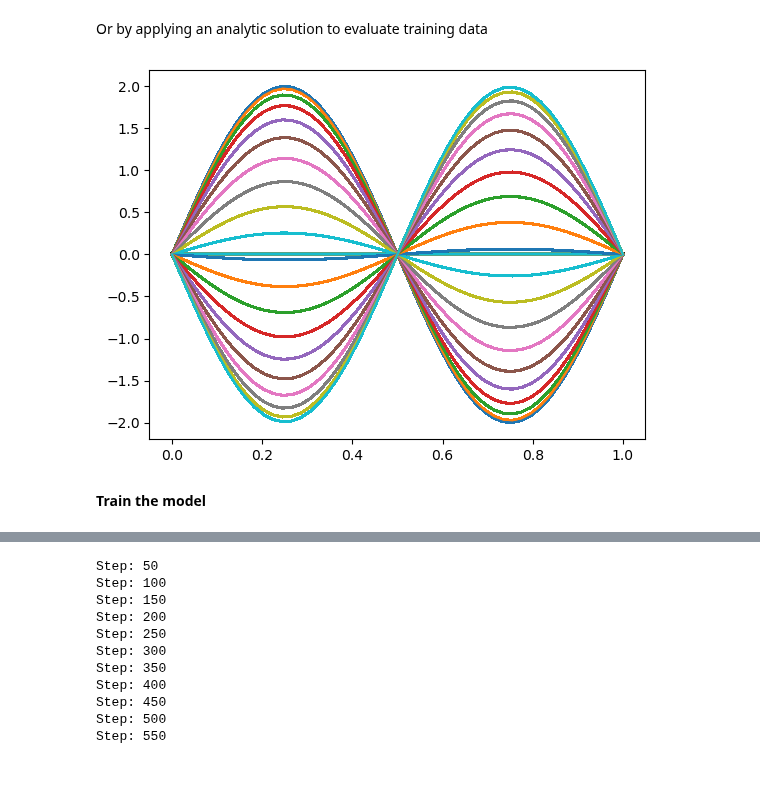
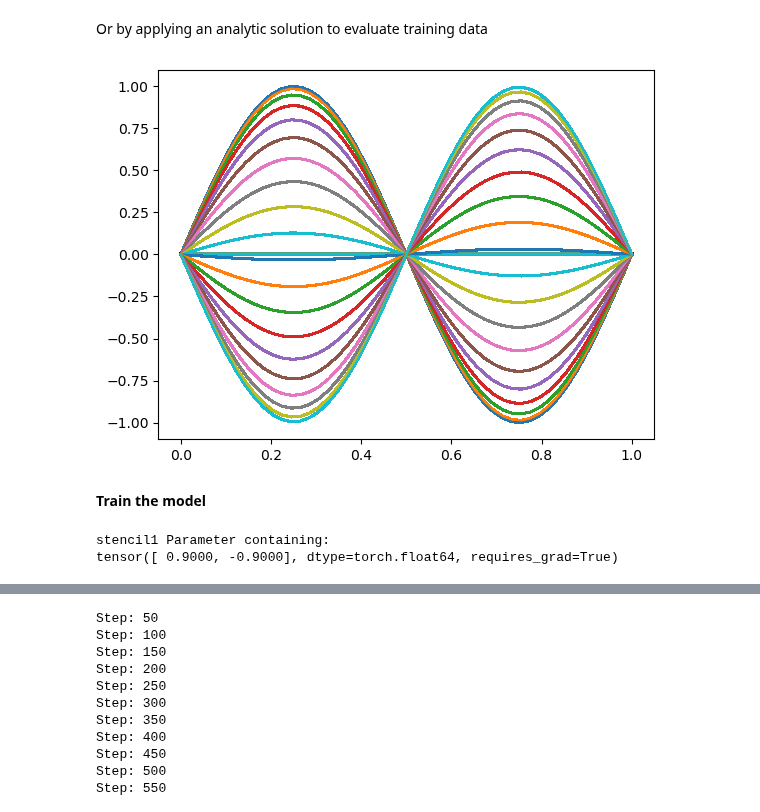
Before and after one commit to AITricia/ENM5320, a Jupyter notebook: Code/nonlinearLearnableHamiltonian.ipynb, the cells around one changed output, grey strips where cells are left out. Drawn from its saved outputs; the diff is of its cells as text; code cells hidden in the pictures; blank space fills up the shorter version.

```diff
--- a/Code/nonlinearLearnableHamiltonian.ipynb
+++ b/Code/nonlinearLearnableHamiltonian.ipynb
@@ -123,36 +95,43 @@ Or by applying an analytic solution to evaluate training data
 # %%
 # Parameters
 c = 1
 # Parameters
 L = 1.0  # Length of the domain
 nx = 50  # Number of spatial points
 
 # Discretization
 x = torch.from_numpy(np.linspace(0, L, nx,dtype=np.float64))
 dx = x[1]-x[0]
 dt = 0.25*dx
 
 # Discretization
 T = 2.0  # Total time for training data
 nt = int(T/dt)  # Number of time steps
 t = np.linspace(0, T, nt+1)
 
 def f(x):
     #Initial condition
-    return np.sin(2.*np.pi*x/L)
+    return 0.5*np.sin(2.*np.pi*x/L)
 q = np.zeros((nt,nx))
 p = np.zeros((nt,nx))
 for i in range(nt):
     fl = f(x-c*t[i])
     fr = f(x+c*t[i])
     q[i,:] = (fl+fr)
     for i in range(20):
         plt.plot(x,q[5*i,:])
 plt.show()
 # %% [output]
-[figure, old version]
+[figure, new version]
 # %% [markdown]
 **Train the model**
+# %%
+# list trainable parameters in Dx
+for name, param in Dx.named_parameters():
+    print(name, param)
+# %% [output]
+stencil1 Parameter containing:
+tensor([ 0.9000, -0.9000], dtype=torch.float64, requires_grad=True)
 # %%
 Dx = FiniteDifferenceOperator(1,1,dx)  # Finite difference operator w a neighbor on either side
 batchsize = 2
```
Also changed, not shown: parts of 9 cells of this notebook.
